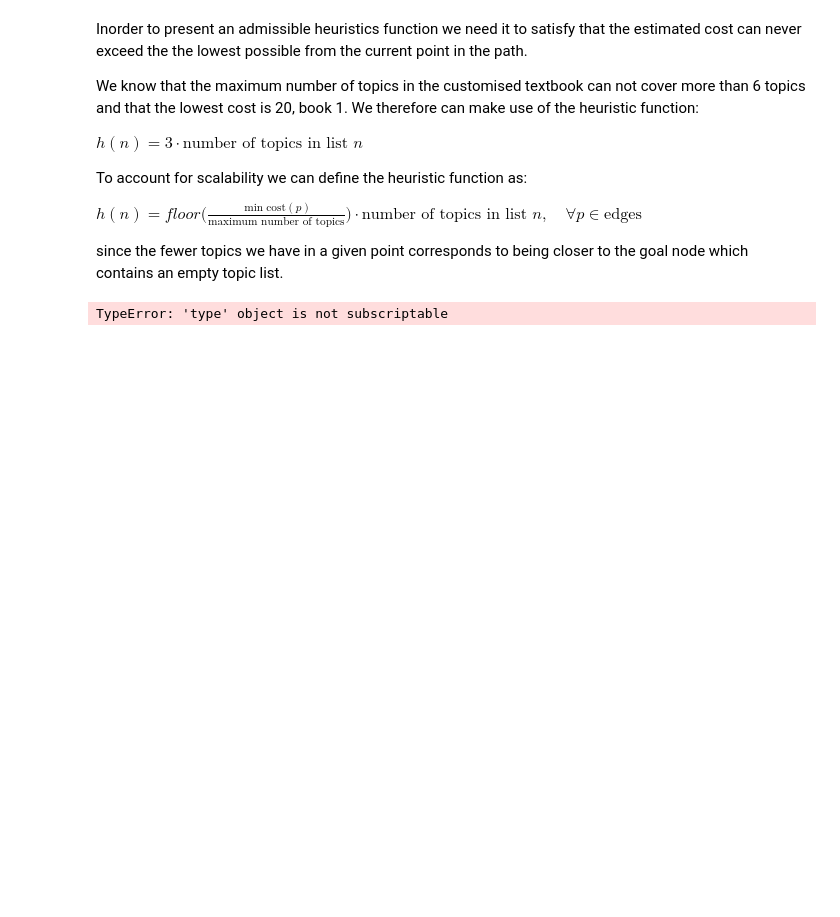
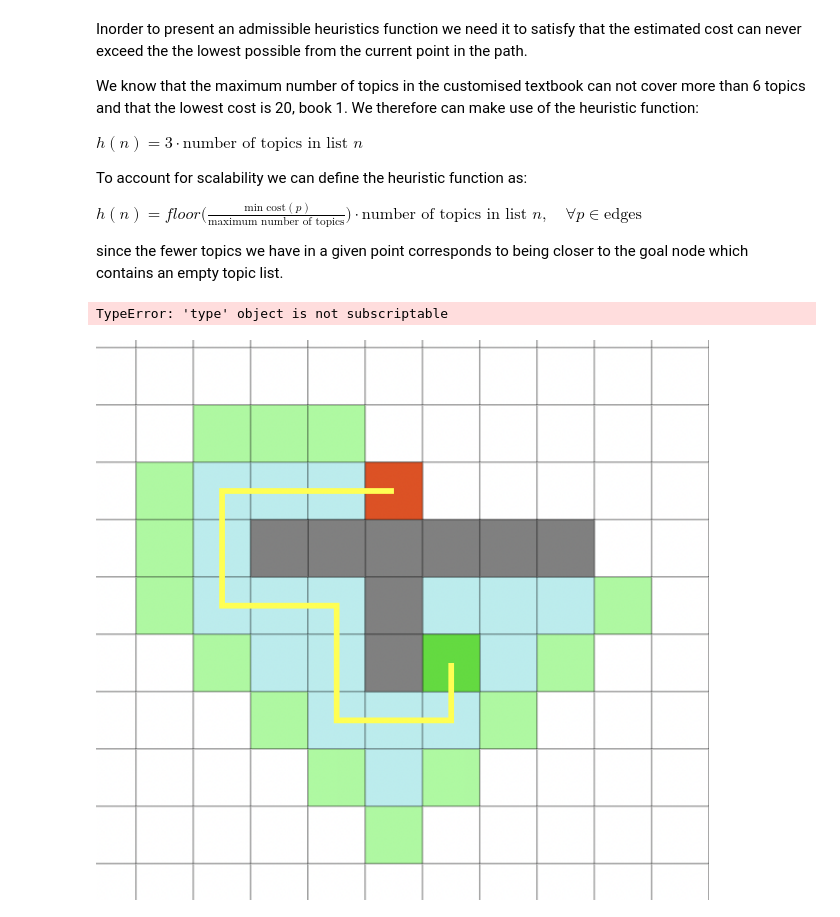
Before and after one commit to carljvh/intro-to-datascience-and-AI, a Jupyter notebook: assignment-8/assigment8.ipynb, the cells around one changed output. Drawn from its saved outputs; the diff is of its cells as text; code cells hidden in the pictures; blank space fills up the shorter version.

```diff
--- a/assignment-8/assigment8.ipynb
+++ b/assignment-8/assigment8.ipynb
@@ -67,3 +67,7 @@ print(book_df)
 #def customised_textbook(topic_list):
 # %% [output]
 TypeError: 'type' object is not subscriptable
+# %%
+Image("GBFS.png")
+# %% [output]
+[figure, added]
```
Also changed, not shown: parts of 2 cells of this notebook.
